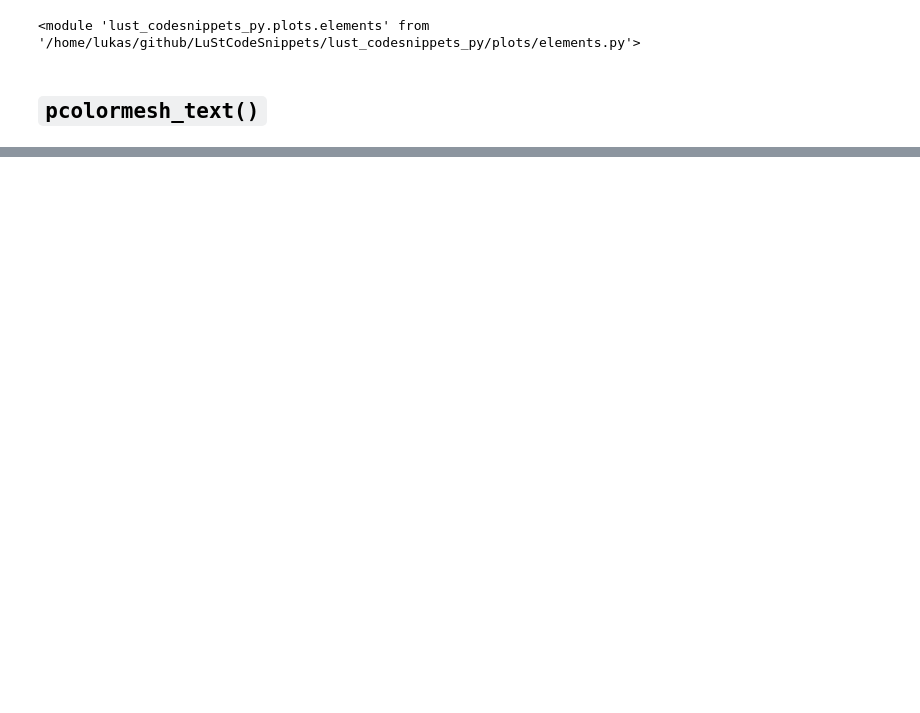
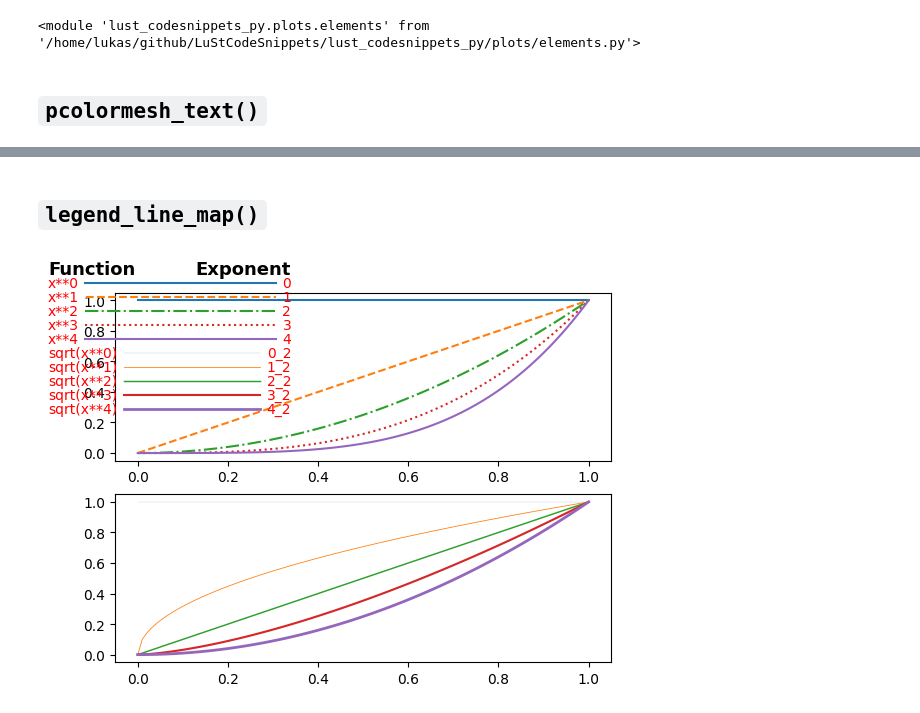
Before and after one commit to TheRedElement/LuStCodeSnippets, a Jupyter notebook: lust_codesnippets_py_demos/plots_demos/elements_demo.ipynb, the cells around one changed output, grey strips where cells are left out. Drawn from its saved outputs; the diff is of its cells as text; code cells hidden in the pictures; blank space fills up the shorter version.

Commit message:
implemented function to add custom mapping legend

```diff
--- a/lust_codesnippets_py_demos/plots_demos/elements_demo.ipynb
+++ b/lust_codesnippets_py_demos/plots_demos/elements_demo.ipynb
@@ -33,0 +34,39 @@ plt.show()
+# %% [markdown]
+## `legend_line_map()`
+# %%
+importlib.reload(pelements)
+
+nlines = 5
+ls = ["-", "--", "-.", ":", "-"]
+lw = np.linspace(0.1,2,nlines)
+fig, axs = plt.subplots(2,1)
+x = np.linspace(0,1,100)
+y = np.array([x**i for i in range(nlines)])
+
+for idx, yi in enumerate(y):
+    axs[0].plot(x, yi, ls=ls[idx], label=f"x**{idx}->{idx}")
+    axs[1].plot(x, np.sqrt(yi), lw=lw[idx], label=f"sqrt(x**{idx})->{idx}_2")
+
+hl1 = axs[0].get_legend_handles_labels()
+hl2 = axs[1].get_legend_handles_labels()
+
+#handles and labels separate
+handels= [*hl1[0],*hl2[0]]
+labels = [*hl1[1],*hl2[1]]
+
+#handels and labels combined
+hl = [hl1,hl2]
+
+pelements.legend_line_map(
+    fig,
+    handels=handels, labels=labels,
+    header="Function->Exponent",
+    x0=0.02, x1=0.4, y0=0.9,
+    vsep=1.0, pad=0.01,
+    topdown=True,
+    text_kwargs=dict(color="red"),
+    header_kwargs=dict(fontsize=13)
+)
+plt.show()
+# %% [output]
+[figure, added]
```
Also changed, not shown: parts of 1 cell of this notebook, 1 other file.
